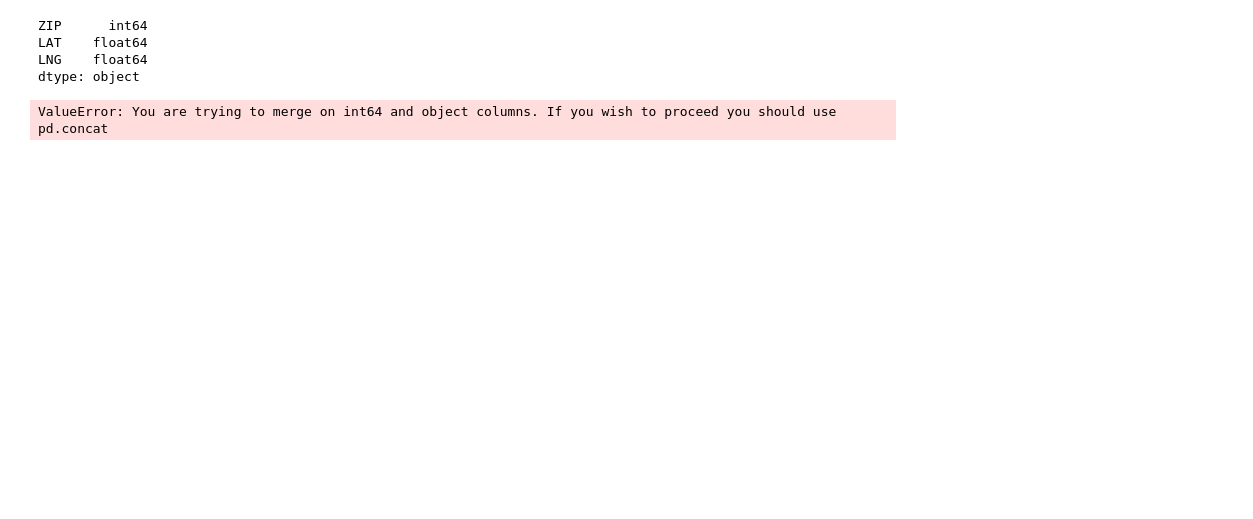
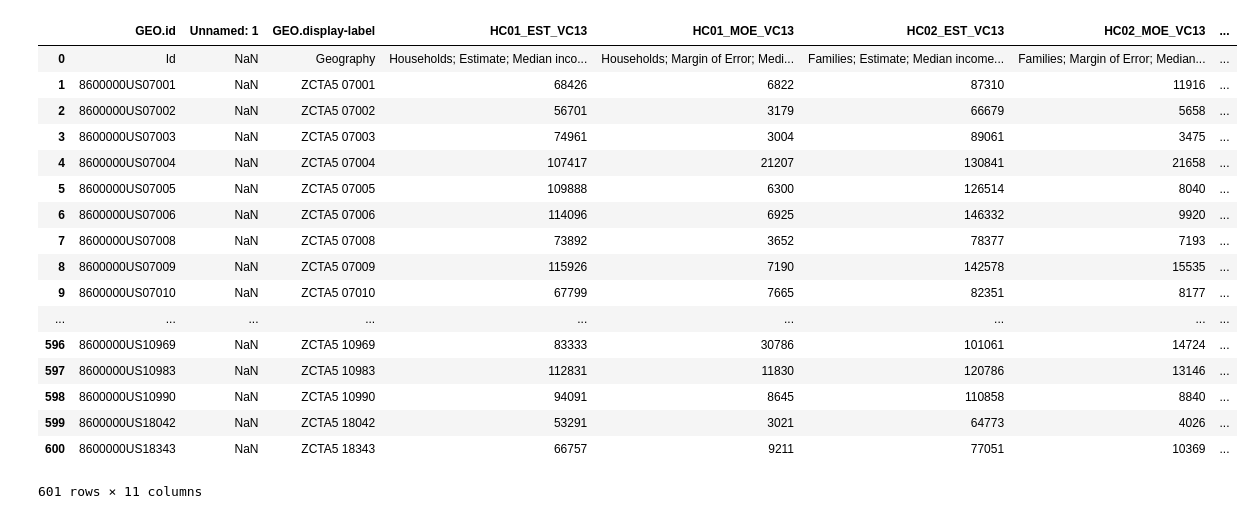
Before and after one commit to gretelup/dataviz_2, a Jupyter notebook: Income_by_Zipcode.ipynb, the cells around one changed output. Saved outputs shown, nothing was run; the diff lists cells and outputs as text; code cells hidden in the pictures; blank space fills up the shorter version.

```diff
--- a/Income_by_Zipcode.ipynb
+++ b/Income_by_Zipcode.ipynb
@@ -10,39 +8,0 @@ zip_df = pd.read_csv(os.path.join("Resources", "zip.csv"))
-# %%
-# Clean Income dataframe
-
-# Select desired columns for data frame
-IncomeZip_df = IncomeZip_df[['GEO.display-label', 'HC01_EST_VC13']]
-
-#Rename columns
-IncomeZip_df = IncomeZip_df.rename( index=str, columns = {"GEO.display-label": "ZIP","HC01_EST_VC13": "MED_INCOME"})
-
-# Verify no missing data
-IncomeZip_df.isnull().sum()
-
-# Find duplicate rows
-IncomeZip_df[IncomeZip_df.duplicated(['ZIP'])]
-
-#Verify correct data stypes
-IncomeZip_df.dtypes
-
-# Inspect data
-IncomeZip_df.MED_INCOME.unique()
-
-IncomeZip_df = IncomeZip_df.replace("N", None)
-
-# Replace missing values and invalid values with None
-IncomeZip_df = IncomeZip_df.replace(["-", "250,000+"], None)
-
-# Remove extra characters from zip code
-temp_df = IncomeZip_df["ZIP"].str.split(" ", n = 1, expand = True)
-IncomeZip_df["ZIP"] = temp_df[1]
-
-# Drop the first row
-IncomeZip_df = IncomeZip_df.drop(IncomeZip_df.index[0])
-
-# Change income column to interger value
-IncomeZip_df["MED_INCOME"] = IncomeZip_df["MED_INCOME"].astype('int64')
-IncomeZip_df["ZIP"] = IncomeZip_df["ZIP"].astype('int64')
-
-# Verify correct data types
-IncomeZip_df.dtypes
@@ -78,11 +9,21 @@ Name: ZIP, Length: 600, dtype: int64
-# %%
-zip_df.dtypes
-# %% [output]
-ZIP      int64
-LAT    float64
-LNG    float64
-dtype: object
-# %%
-zip_df.join(IncomeZip_df, on="ZIP")
-# %% [output]
-ValueError: You are trying to merge on int64 and object columns. If you wish to proceed you should use pd.concat
+# %%
+IncomeZip_df
+# %% [output]
+|  | GEO.id | Unnamed: 1 | GEO.display-label | HC01_EST_VC13 | HC01_MOE_VC13 | HC02_EST_VC13 | HC02_MOE_VC13 | ... |
+| 0 | Id | NaN | Geography | Households; Estimate; Median inco... | Households; Margin of Error; Medi... | Families; Estimate; Median income... | Families; Margin of Error; Median... | ... |
+| 1 | 8600000US07001 | NaN | ZCTA5 07001 | 68426 | 6822 | 87310 | 11916 | ... |
+| 2 | 8600000US07002 | NaN | ZCTA5 07002 | 56701 | 3179 | 66679 | 5658 | ... |
+| 3 | 8600000US07003 | NaN | ZCTA5 07003 | 74961 | 3004 | 89061 | 3475 | ... |
+| 4 | 8600000US07004 | NaN | ZCTA5 07004 | 107417 | 21207 | 130841 | 21658 | ... |
+| 5 | 8600000US07005 | NaN | ZCTA5 07005 | 109888 | 6300 | 126514 | 8040 | ... |
+| 6 | 8600000US07006 | NaN | ZCTA5 07006 | 114096 | 6925 | 146332 | 9920 | ... |
+| 7 | 8600000US07008 | NaN | ZCTA5 07008 | 73892 | 3652 | 78377 | 7193 | ... |
+| 8 | 8600000US07009 | NaN | ZCTA5 07009 | 115926 | 7190 | 142578 | 15535 | ... |
+| 9 | 8600000US07010 | NaN | ZCTA5 07010 | 67799 | 7665 | 82351 | 8177 | ... |
+| ... | ... | ... | ... | ... | ... | ... | ... | ... |
+| 596 | 8600000US10969 | NaN | ZCTA5 10969 | 83333 | 30786 | 101061 | 14724 | ... |
+| 597 | 8600000US10983 | NaN | ZCTA5 10983 | 112831 | 11830 | 120786 | 13146 | ... |
+| 598 | 8600000US10990 | NaN | ZCTA5 10990 | 94091 | 8645 | 110858 | 8840 | ... |
+| 599 | 8600000US18042 | NaN | ZCTA5 18042 | 53291 | 3021 | 64773 | 4026 | ... |
+| 600 | 8600000US18343 | NaN | ZCTA5 18343 | 66757 | 9211 | 77051 | 10369 | ... |
+601 rows × 11 columns
```
Also changed, not shown: parts of 28 cells of this notebook.
